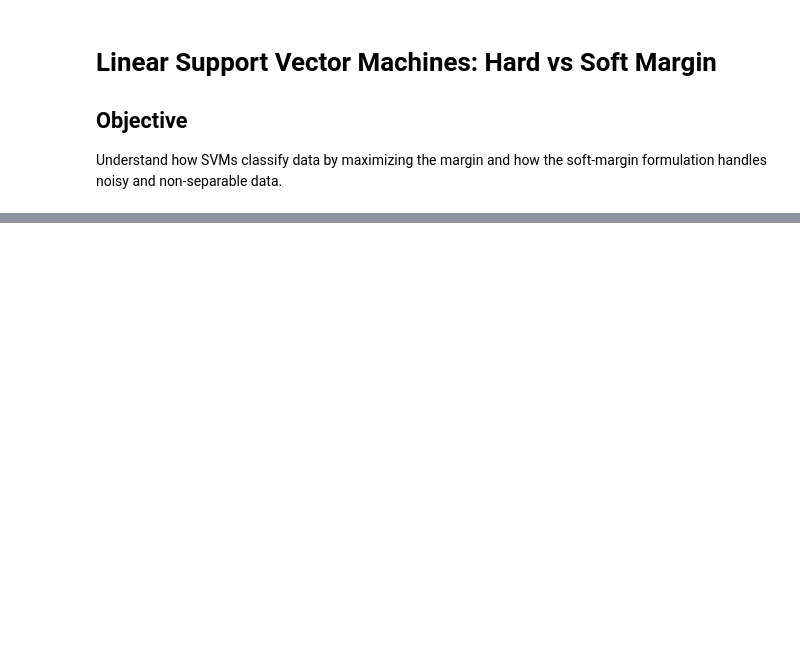
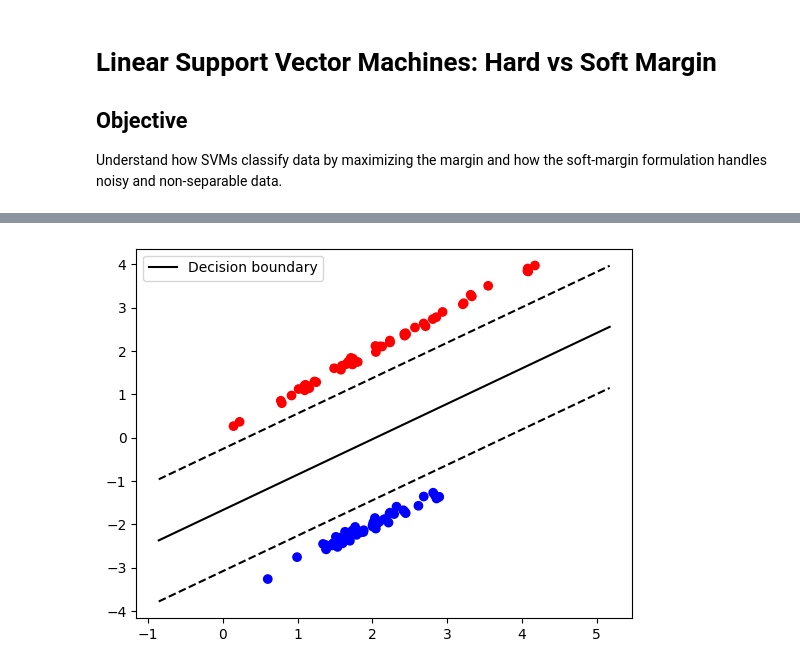
Before and after one commit to architsh007/hands-on-ml-geron, a Jupyter notebook: 05_support_vector_machines/notebooks/01_linear_svm_hard_vs_soft_margin.ipynb, the cells around one changed output, grey strips where cells are left out. Drawn from its saved outputs; the diff is of its cells as text; code cells hidden in the pictures; blank space fills up the shorter version.

```diff
--- a/05_support_vector_machines/notebooks/01_linear_svm_hard_vs_soft_margin.ipynb
+++ b/05_support_vector_machines/notebooks/01_linear_svm_hard_vs_soft_margin.ipynb
@@ -50,4 +54,6 @@ def plot_svm_decision_boundary(model, X, y):
     plt.legend()
     plt.show()
 # %%
-plot_svm_decision_boundary(hard_svm, X, y)
+plot_svm_decision_boundary(hard_svm, X, y,)
+# %% [output]
+[figure, added]
```
Also changed, not shown: parts of 8 cells of this notebook.
